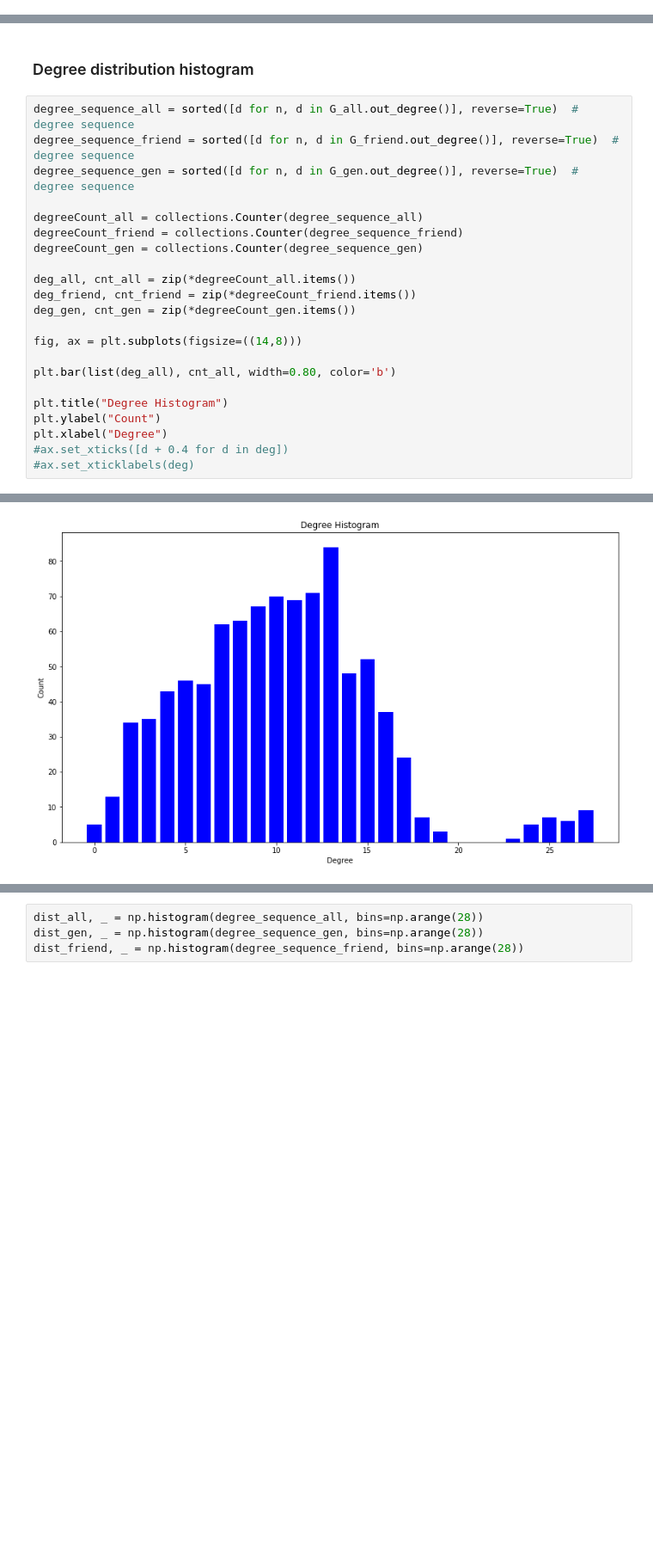
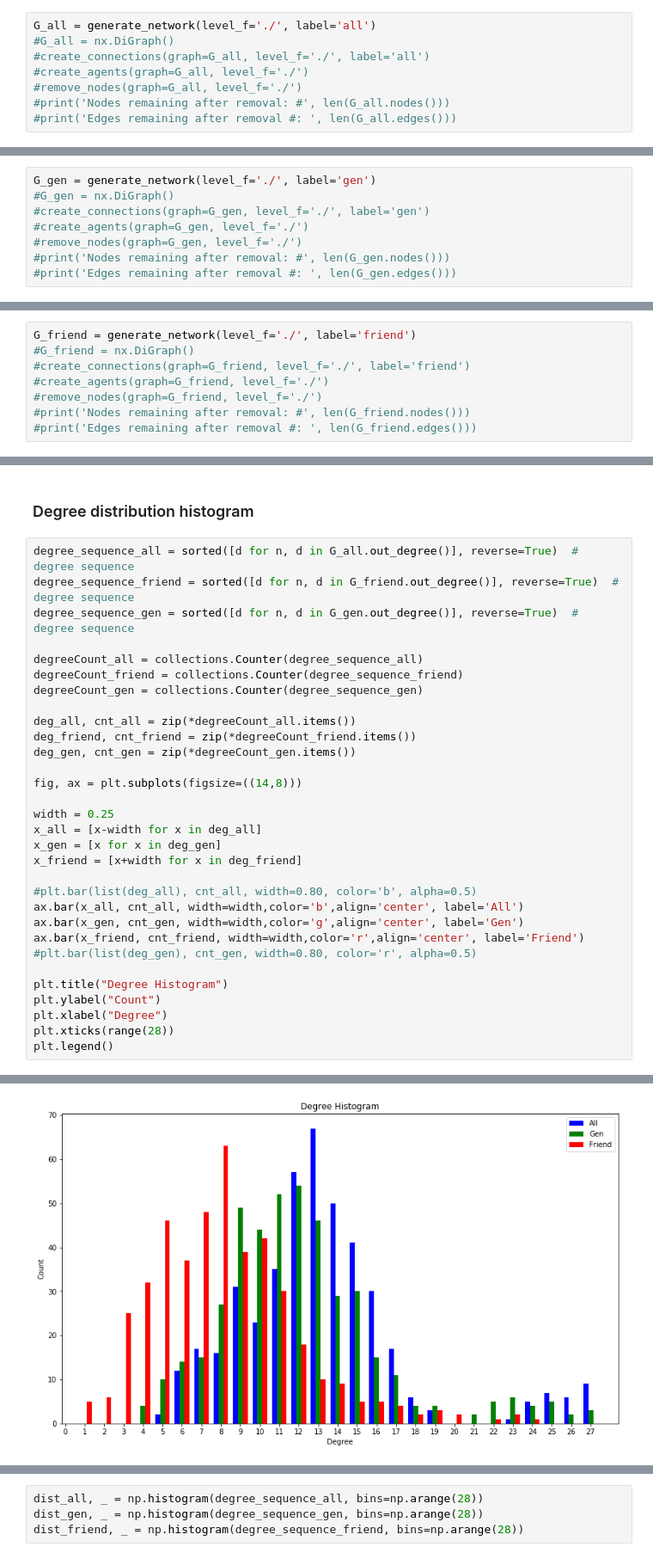
Before and after one commit to ericinlinux/obesity_interventions, a Jupyter notebook: Test_Create_Connections.ipynb, the cells around one changed output, grey strips where cells are left out. Shown at 86% size. Saved outputs shown, nothing was run; the diff lists cells and outputs as text; blank space fills up the shorter version.

```diff
--- a/Test_Create_Connections.ipynb
+++ b/Test_Create_Connections.ipynb
@@ -25,0 +18,8 @@ G_gen = create_connections(graph=graph_gen, level_f='./', label='gen')
+# %%
+G_all = generate_network(level_f='./', label='all')
+#G_all = nx.DiGraph()
+#create_connections(graph=G_all, level_f='./', label='all')
+#create_agents(graph=G_all, level_f='./')
+#remove_nodes(graph=G_all, level_f='./')
+#print('Nodes remaining after removal: #', len(G_all.nodes()))
+#print('Edges remaining after removal #: ', len(G_all.edges()))
@@ -25,0 +47,8 @@ G_gen = create_connections(graph=graph_gen, level_f='./', label='gen')
+# %%
+G_gen = generate_network(level_f='./', label='gen')
+#G_gen = nx.DiGraph()
+#create_connections(graph=G_gen, level_f='./', label='gen')
+#create_agents(graph=G_gen, level_f='./')
+#remove_nodes(graph=G_gen, level_f='./')
+#print('Nodes remaining after removal: #', len(G_gen.nodes()))
+#print('Edges remaining after removal #: ', len(G_gen.edges()))
@@ -25,0 +76,8 @@ G_gen = create_connections(graph=graph_gen, level_f='./', label='gen')
+# %%
+G_friend = generate_network(level_f='./', label='friend')
+#G_friend = nx.DiGraph()
+#create_connections(graph=G_friend, level_f='./', label='friend')
+#create_agents(graph=G_friend, level_f='./')
+#remove_nodes(graph=G_friend, level_f='./')
+#print('Nodes remaining after removal: #', len(G_friend.nodes()))
+#print('Edges remaining after removal #: ', len(G_friend.edges()))
@@ -60,11 +150,20 @@ deg_gen, cnt_gen = zip(*degreeCount_gen.items())
 
 fig, ax = plt.subplots(figsize=((14,8)))
 
-plt.bar(list(deg_all), cnt_all, width=0.80, color='b')
+width = 0.25
+x_all = [x-width for x in deg_all]
+x_gen = [x for x in deg_gen]
+x_friend = [x+width for x in deg_friend]
+
+#plt.bar(list(deg_all), cnt_all, width=0.80, color='b', alpha=0.5)
+ax.bar(x_all, cnt_all, width=width,color='b',align='center', label='All')
+ax.bar(x_gen, cnt_gen, width=width,color='g',align='center', label='Gen')
+ax.bar(x_friend, cnt_friend, width=width,color='r',align='center', label='Friend')
+#plt.bar(list(deg_gen), cnt_gen, width=0.80, color='r', alpha=0.5)
 
 plt.title("Degree Histogram")
 plt.ylabel("Count")
 plt.xlabel("Degree")
-#ax.set_xticks([d + 0.4 for d in deg])
-#ax.set_xticklabels(deg)
+plt.xticks(range(28))
+plt.legend()
 # %% [output]
@@ -72 +171 @@ Text(0.5,0,'Degree')
-[figure, old version]
+[figure, new version]
```
Also changed, not shown: parts of 60 cells of this notebook, 1 other file.
